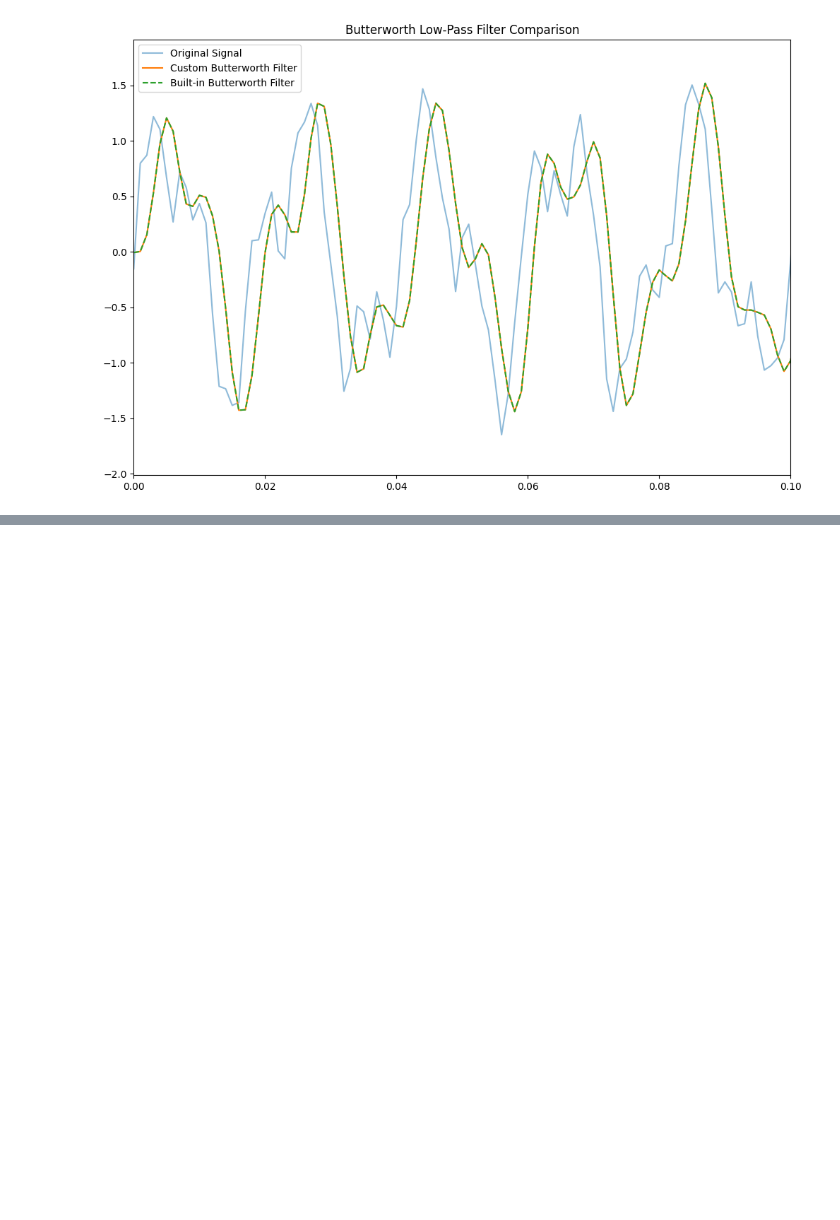
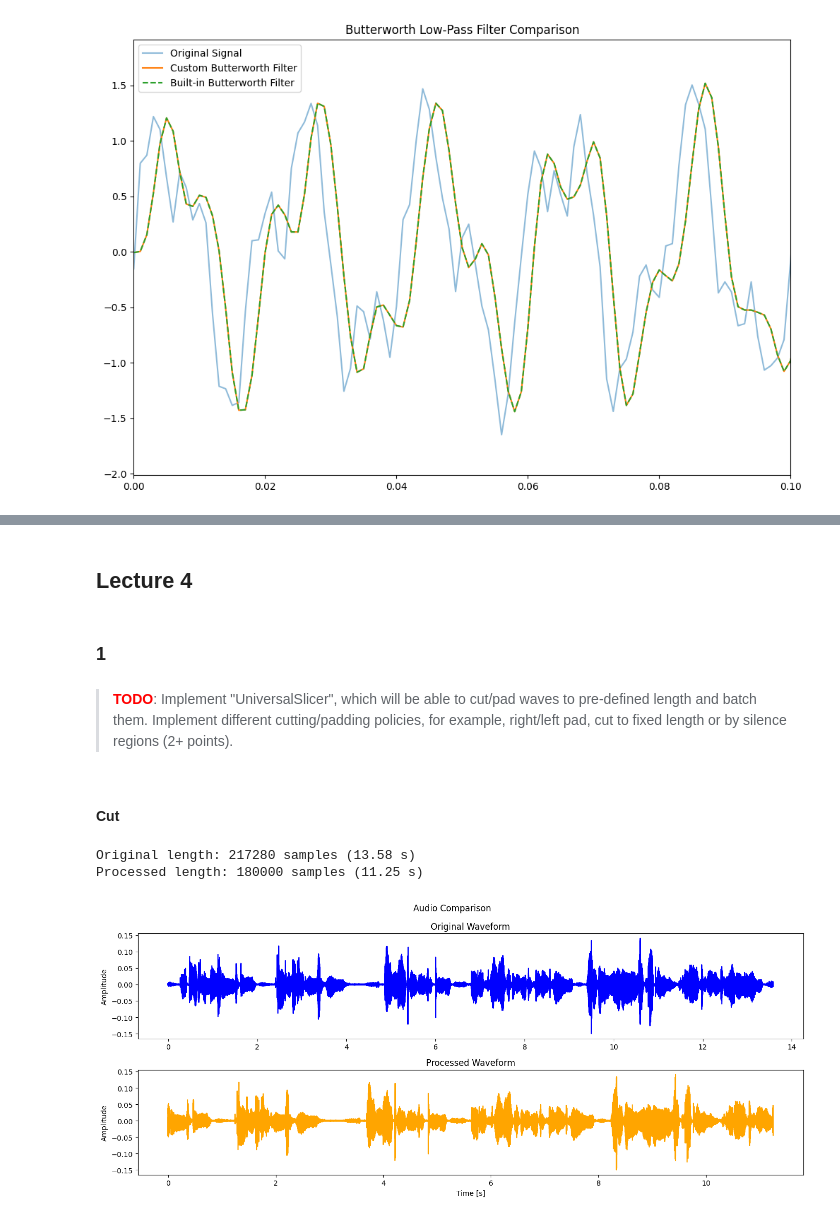
Before and after one commit to PelArtur/Audio_Processing_Labs, a Jupyter notebook: Additional/todos.ipynb, the cells around one changed output, grey strips where cells are left out. Saved outputs shown, nothing was run; the diff lists cells and outputs as text; code cells hidden in the pictures; blank space fills up the shorter version.

Commit message:
Update TODOs

```diff
--- a/Additional/todos.ipynb
+++ b/Additional/todos.ipynb
@@ -125,0 +128,6 @@ plt.show()
+# %% [markdown]
+## Lecture 4
+# %% [markdown]
+### **1**
+# %% [markdown]
+> <font style="color:red">**TODO**</font>: Implement "UniversalSlicer", which will be able to cut/pad waves to pre-defined length and batch them. Implement different cutting/padding policies, for example, right/left pad, cut to fixed length or by silence regions (2+ points).
@@ -125,0 +285,12 @@ plt.show()
+# %% [markdown]
+#### **Cut**
+# %%
+audio, sr = load_flac("./audio/audio8.flac")
+slicer = UniversalSlicer(sr, 180000, cut_mode="both")
+audio_processed = slicer.process(audio)
+
+plot_audio_comparison(audio, audio_processed, sr)
+# %% [output]
+Original length: 217280 samples (13.58 s)
+Processed length: 180000 samples (11.25 s)
+[figure, added]
```
Also changed, not shown: parts of 26 cells of this notebook, 9 other files.
